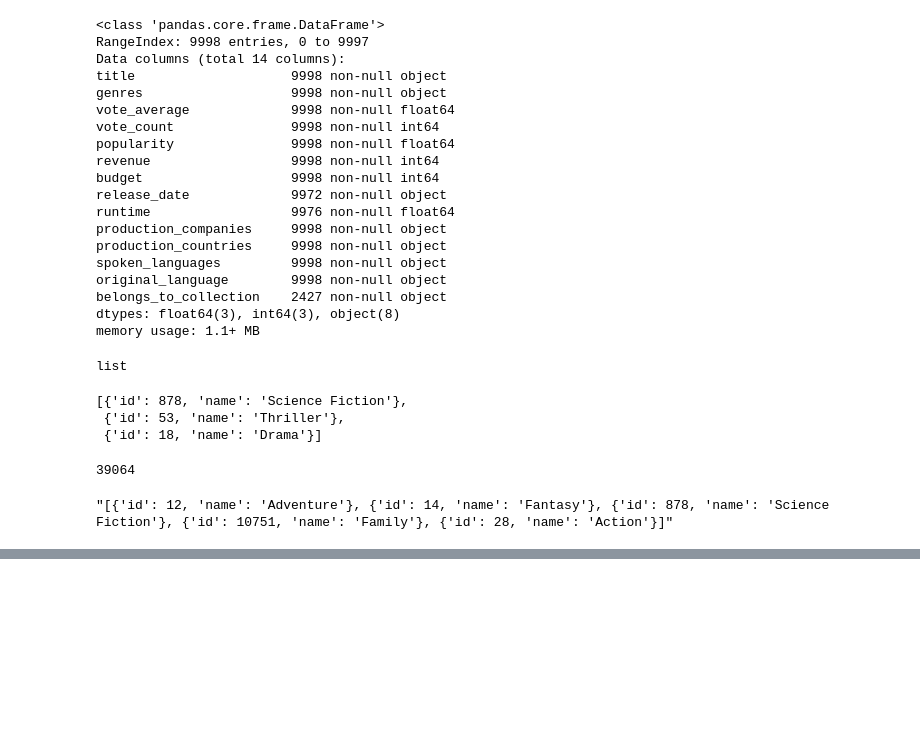
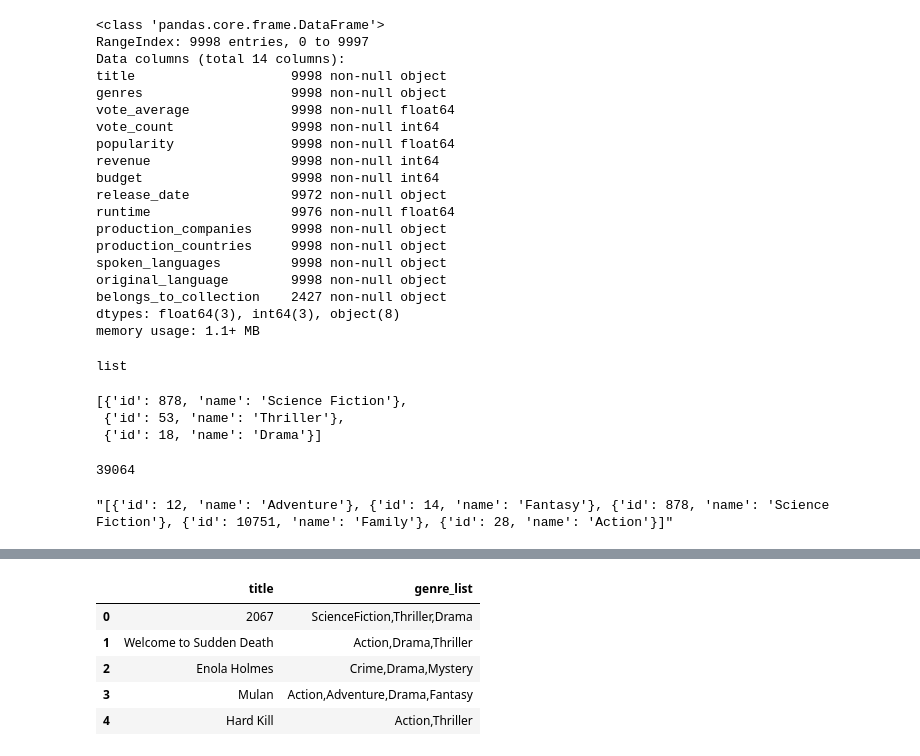
Before and after one commit to alimahzoon/Microsoft-Movie-Analysis, a Jupyter notebook: FirstAnalysisInProgress.ipynb, the cells around one changed output, grey strips where cells are left out. Drawn from its saved outputs; the diff is of its cells as text; code cells hidden in the pictures; blank space fills up the shorter version.

```diff
--- a/FirstAnalysisInProgress.ipynb
+++ b/FirstAnalysisInProgress.ipynb
@@ -147,3 +146,17 @@ movie_df.head()
 | 2 | Enola Holmes | [{'id': 80, 'name': 'Crime'}, {'i... | 7.6 | 2123 | 1636.807 | 0 | 21000000 | 2020-09-23 | 123.0 | ... |
 | 3 | Mulan | [{'id': 28, 'name': 'Action'}, {'... | 7.3 | 2534 | 1168.889 | 57000000 | 200000000 | 2020-09-04 | 115.0 | ... |
 | 4 | Hard Kill | [{'id': 28, 'name': 'Action'}, {'... | 4.7 | 141 | 1034.935 | 0 | 0 | 2020-08-25 | 98.0 | ... |
+# %%
+title_genre = movie_df.loc[:,['title', 'genre_list']]
+# %%
+#to remove brackets
+title_genre['genre_list'] = title_genre.genre_list.map(lambda x:", ".join( repr(e) for e in x ) )
+# %%
+title_genre.head()
+# %% [output]
+|  | title | genre_list |
+| 0 | 2067 | ScienceFiction,Thriller,Drama |
+| 1 | Welcome to Sudden Death | Action,Drama,Thriller |
+| 2 | Enola Holmes | Crime,Drama,Mystery |
+| 3 | Mulan | Action,Adventure,Drama,Fantasy |
+| 4 | Hard Kill | Action,Thriller |
```
Also changed, not shown: parts of 8 cells of this notebook.
